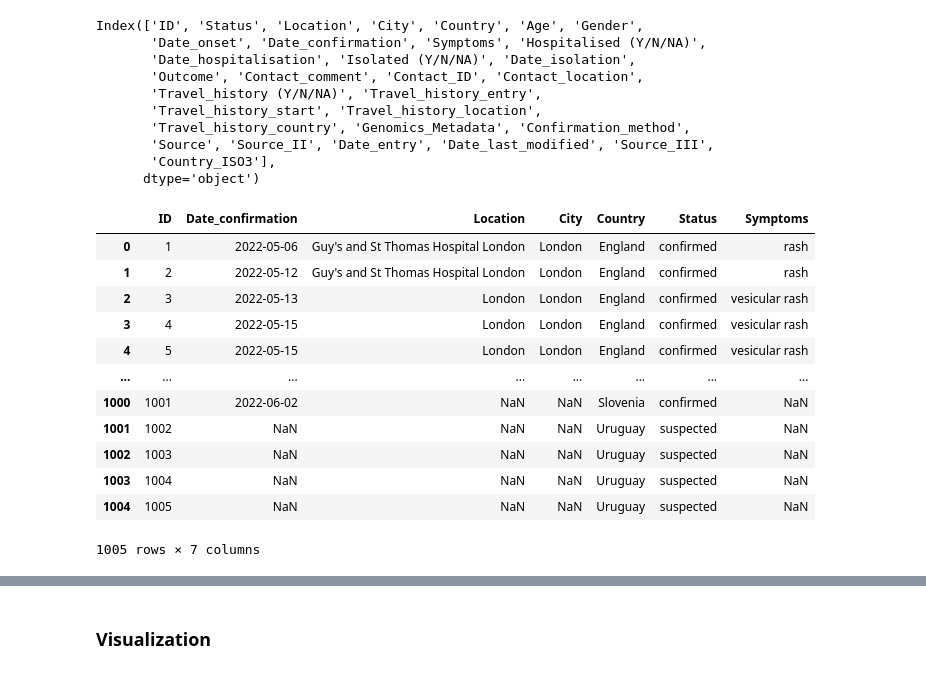
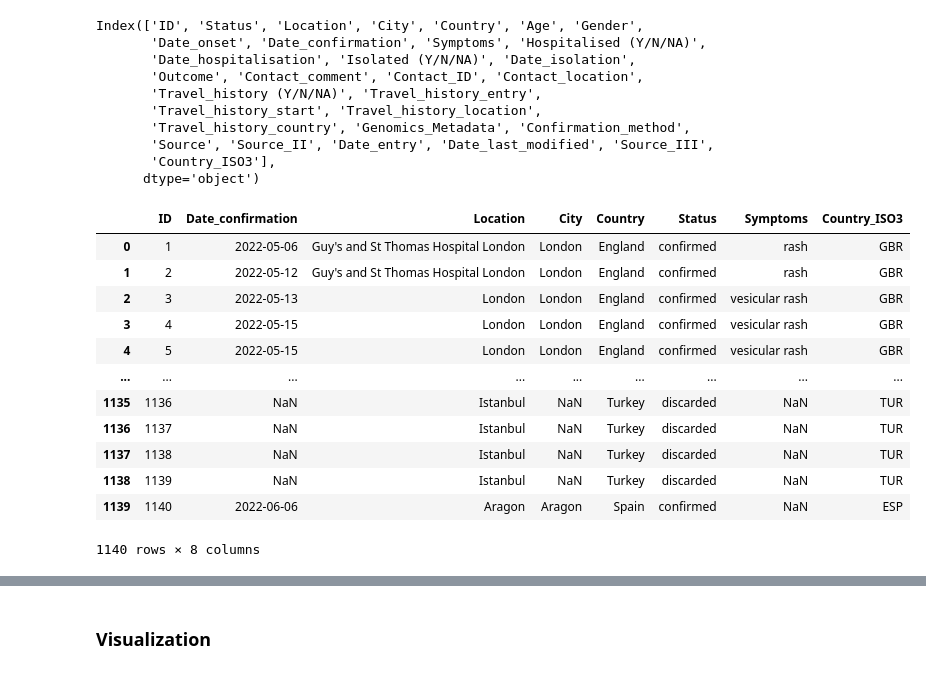
Before and after one commit to Twe-Maker/MonkeyPox, a Jupyter notebook: Script.ipynb, the cells around one changed output, grey strips where cells are left out. Cells and saved outputs as stored; diff of their text form; code cells hidden in the pictures.

Commit message:
Update
Fix graph
Added export
add country code

```diff
--- a/Script.ipynb
+++ b/Script.ipynb
@@ -17,8 +14,8 @@ import missingno as msno
 # %% [markdown]
 ### Import Data from git
 # %%
-# df_import = pd.read_csv('https://raw.githubusercontent.com/globaldothealth/monkeypox/main/latest.csv')
-df_import = pd.read_csv('monkeypox_data.csv')
+df_import = pd.read_csv('https://raw.githubusercontent.com/globaldothealth/monkeypox/main/latest.csv')
+# df_import = pd.read_csv('monkeypox_data.csv')
 df_import
 # %% [output]
 |  | ID | Status | Location | City | Country | Age | Gender | Date_onset | Date_confirmation | ... |
@@ -50,21 +47,21 @@ Index(['ID', 'Status', 'Location', 'City', 'Country', 'Age', 'Gender',
        'Country_ISO3'],
       dtype='object')
 # %%
-df = df_import[['ID','Date_confirmation', 'Location', 'City', 'Country','Status', 'Symptoms']]
+df = df_import[['ID','Date_confirmation', 'Location', 'City', 'Country','Status', 'Symptoms', 'Country_ISO3']]
 df
 # %% [output]
-|  | ID | Date_confirmation | Location | City | Country | Status | Symptoms |
-| 0 | 1 | 2022-05-06 | Guy's and St Thomas Hospital London | London | England | confirmed | rash |
-| 1 | 2 | 2022-05-12 | Guy's and St Thomas Hospital London | London | England | confirmed | rash |
-| 2 | 3 | 2022-05-13 | London | London | England | confirmed | vesicular rash |
-| 3 | 4 | 2022-05-15 | London | London | England | confirmed | vesicular rash |
-| 4 | 5 | 2022-05-15 | London | London | England | confirmed | vesicular rash |
-| ... | ... | ... | ... | ... | ... | ... | ... |
-| 1000 | 1001 | 2022-06-02 | NaN | NaN | Slovenia | confirmed | NaN |
-| 1001 | 1002 | NaN | NaN | NaN | Uruguay | suspected | NaN |
-| 1002 | 1003 | NaN | NaN | NaN | Uruguay | suspected | NaN |
-| 1003 | 1004 | NaN | NaN | NaN | Uruguay | suspected | NaN |
-| 1004 | 1005 | NaN | NaN | NaN | Uruguay | suspected | NaN |
+|  | ID | Date_confirmation | Location | City | Country | Status | Symptoms | Country_ISO3 |
+| 0 | 1 | 2022-05-06 | Guy's and St Thomas Hospital London | London | England | confirmed | rash | GBR |
+| 1 | 2 | 2022-05-12 | Guy's and St Thomas Hospital London | London | England | confirmed | rash | GBR |
+| 2 | 3 | 2022-05-13 | London | London | England | confirmed | vesicular rash | GBR |
+| 3 | 4 | 2022-05-15 | London | London | England | confirmed | vesicular rash | GBR |
+| 4 | 5 | 2022-05-15 | London | London | England | confirmed | vesicular rash | GBR |
+| ... | ... | ... | ... | ... | ... | ... | ... | ... |
+| 1135 | 1136 | NaN | Istanbul | NaN | Turkey | discarded | NaN | TUR |
+| 1136 | 1137 | NaN | Istanbul | NaN | Turkey | discarded | NaN | TUR |
+| 1137 | 1138 | NaN | Istanbul | NaN | Turkey | discarded | NaN | TUR |
+| 1138 | 1139 | NaN | Istanbul | NaN | Turkey | discarded | NaN | TUR |
+| 1139 | 1140 | 2022-06-06 | Aragon | Aragon | Spain | confirmed | NaN | ESP |
-1005 rows × 7 columns
+1140 rows × 8 columns
 # %%
 # I want only value which is confirmed. In this dataset, only the confirmed case has date. So, I just drop na in the Date_confirmation column.
```
Also changed, not shown: parts of 28 cells of this notebook, 7 other files.
